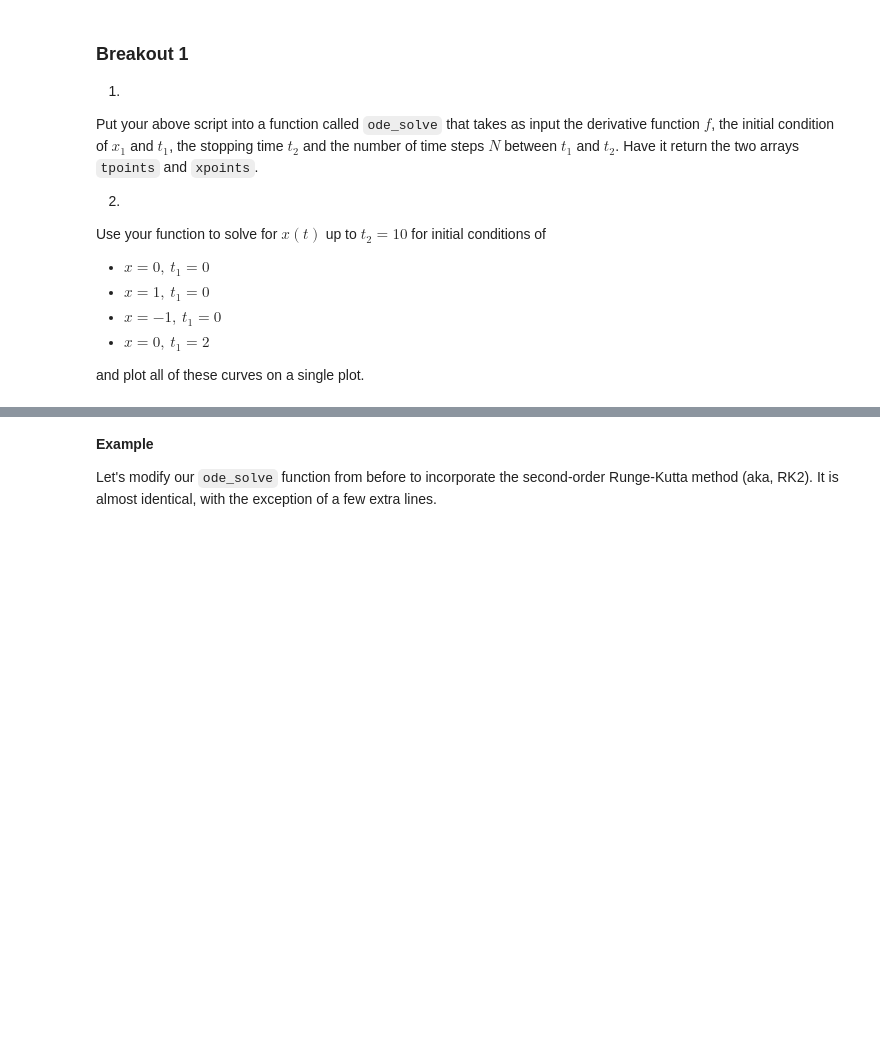
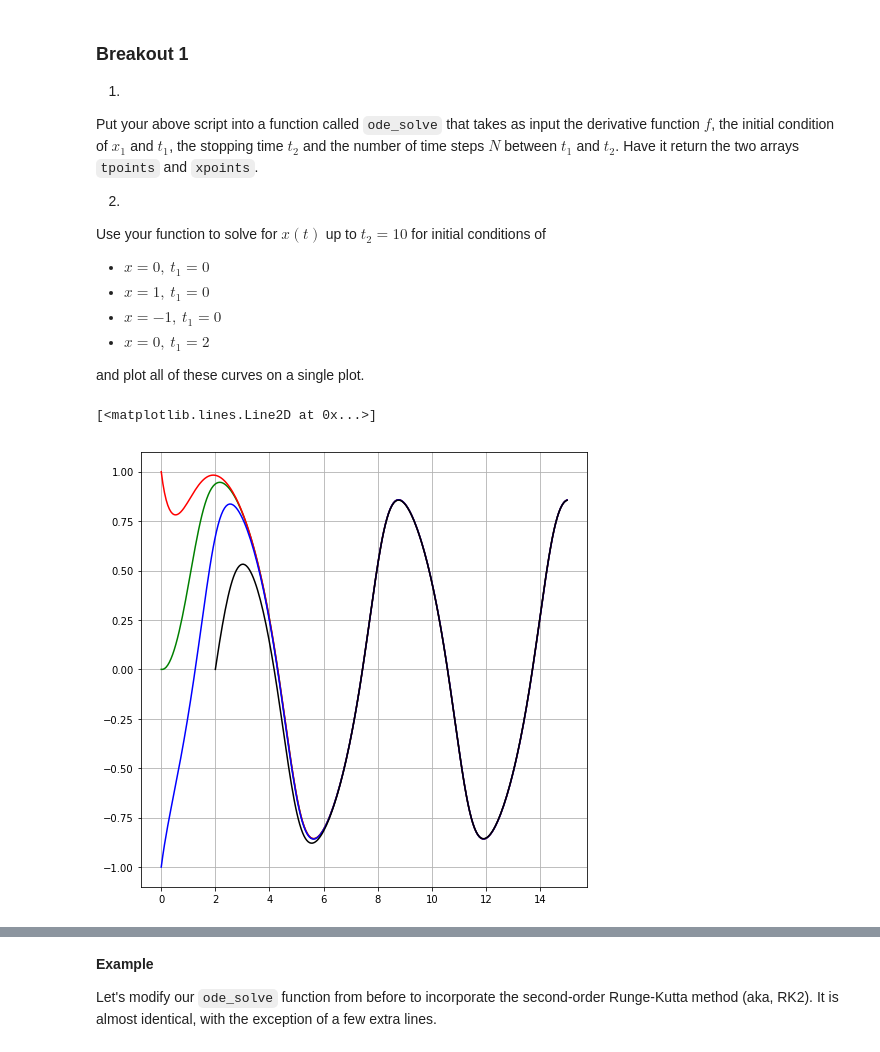
Before and after one commit to nkern/Astro_9, a Jupyter notebook: lectures/04_CompPhys/Numerical_ODEs.ipynb, the cells around one changed output, grey strips where cells are left out. Saved outputs shown, nothing was run; the diff lists cells and outputs as text; code cells hidden in the pictures; blank space fills up the shorter version.

```diff
--- a/lectures/04_CompPhys/Numerical_ODEs.ipynb
+++ b/lectures/04_CompPhys/Numerical_ODEs.ipynb
@@ -81,7 +81,7 @@ def f(x, t):
 # Define bounds and step-sizes
 t1 = 0
 t2 = 10
-N = 100
+N = 30
 dt = float(t2-t1)/N
 
 # Make t-points
@@ -145,10 +148,41 @@ def f(x, t):
 # define ode solver using Euler's Method
 def ode_solve(f, x1, t1, t2, N=100):
 
+    # Define bounds and step-sizes
+    dt = float(t2-t1)/N
 
+    # Make t-points
+    tpoints = np.linspace(t1, t2, N+1)
 
+    # Define initial condition
+    x = x1
+
+    # Iterate Euler's Method to get x(t)
+    xpoints = []
+    for t in tpoints:
+        # append value of x to xpoints
+        xpoints.append(x)
+
+        # update value using Euler's method
+        x += dt * f(x, t)
 
     return tpoints, xpoints
+# %%
+tpoints1, xpoints1 = ode_solve(f, 0, 0, 15, N=250)
+tpoints2, xpoints2 = ode_solve(f, 1, 0, 15, N=250)
+tpoints3, xpoints3 = ode_solve(f, -1, 0, 15, N=250)
+tpoints4, xpoints4 = ode_solve(f, 0, 2, 15, N=250)
+# %%
+fig = plt.figure(figsize=(8,8))
+ax=fig.add_subplot(1,1,1)
+ax.grid(True)
+ax.plot(tpoints1,xpoints1, color='g')
+ax.plot(tpoints2,xpoints2, color='r')
+ax.plot(tpoints3,xpoints3, color='b')
+ax.plot(tpoints4,xpoints4, color='k')
+# %% [output]
+[<matplotlib.lines.Line2D at 0x...>]
+[figure, added]
 # %% [markdown]
 ### Second-Order Runge-Kutta
 
```
Also changed, not shown: parts of 21 cells of this notebook, 3 other files.
